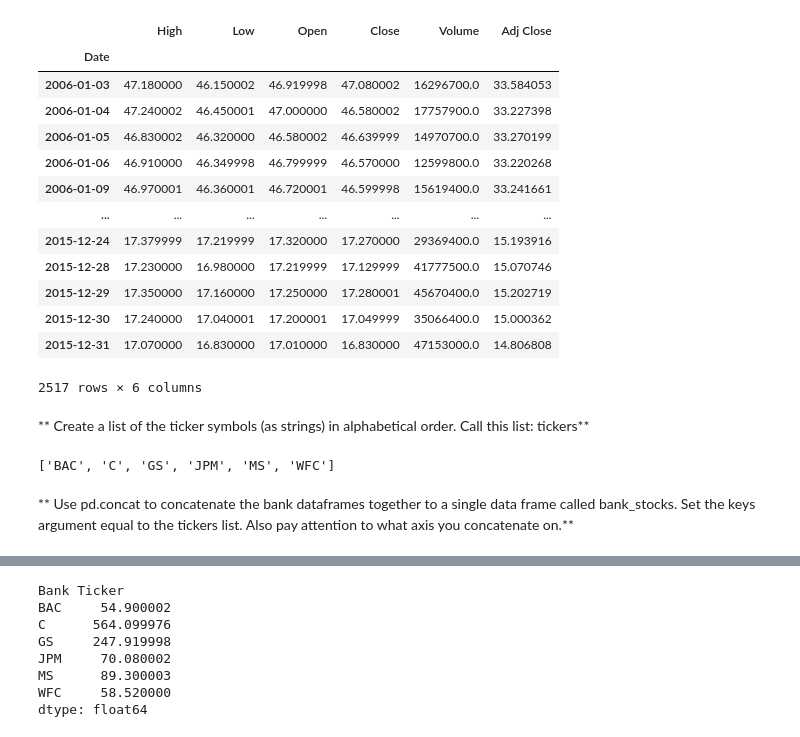
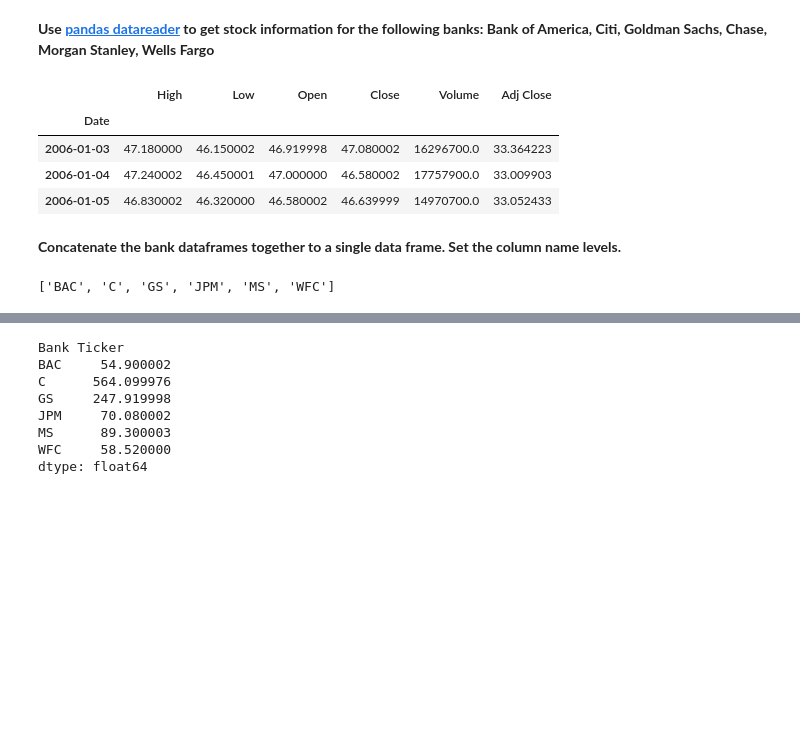
Before and after one commit to aseemm/ml, a Jupyter notebook: Finance.ipynb, the cells around one changed output, grey strips where cells are left out. Saved outputs shown, nothing was run; the diff lists cells and outputs as text; code cells hidden in the pictures; blank space fills up the shorter version.

```diff
--- a/Finance.ipynb
+++ b/Finance.ipynb
@@ -56,3 +14,5 @@ We need to get data using pandas datareader. We will get stock information for t
+# %% [markdown]
+**Use [pandas datareader](https://pandas-datareader.readthedocs.io/en/latest/remote_data.html) to get stock information for the following banks: Bank of America, Citi, Goldman Sachs, Chase, Morgan Stanley, Wells Fargo**
 # %%
 start = '2006-01-01'
 end = '2016-01-01'
@@ -64,30 +24,19 @@ JPM = data.DataReader('JPM', 'yahoo', start, end)
 MS = data.DataReader('MS', 'yahoo', start, end)
 WFC = data.DataReader('WFC', 'yahoo', start, end)
 # %%
-BAC
+BAC.head(3)
 # %% [output]
 |  | High | Low | Open | Close | Volume | Adj Close |
 | Date |  |  |  |  |  |  |
-| 2006-01-03 | 47.180000 | 46.150002 | 46.919998 | 47.080002 | 16296700.0 | 33.584053 |
-| 2006-01-04 | 47.240002 | 46.450001 | 47.000000 | 46.580002 | 17757900.0 | 33.227398 |
-| 2006-01-05 | 46.830002 | 46.320000 | 46.580002 | 46.639999 | 14970700.0 | 33.270199 |
-| 2006-01-06 | 46.910000 | 46.349998 | 46.799999 | 46.570000 | 12599800.0 | 33.220268 |
-| 2006-01-09 | 46.970001 | 46.360001 | 46.720001 | 46.599998 | 15619400.0 | 33.241661 |
-| ... | ... | ... | ... | ... | ... | ... |
-| 2015-12-24 | 17.379999 | 17.219999 | 17.320000 | 17.270000 | 29369400.0 | 15.193916 |
-| 2015-12-28 | 17.230000 | 16.980000 | 17.219999 | 17.129999 | 41777500.0 | 15.070746 |
-| 2015-12-29 | 17.350000 | 17.160000 | 17.250000 | 17.280001 | 45670400.0 | 15.202719 |
-| 2015-12-30 | 17.240000 | 17.040001 | 17.200001 | 17.049999 | 35066400.0 | 15.000362 |
-| 2015-12-31 | 17.070000 | 16.830000 | 17.010000 | 16.830000 | 47153000.0 | 14.806808 |
+| 2006-01-03 | 47.180000 | 46.150002 | 46.919998 | 47.080002 | 16296700.0 | 33.364223 |
+| 2006-01-04 | 47.240002 | 46.450001 | 47.000000 | 46.580002 | 17757900.0 | 33.009903 |
+| 2006-01-05 | 46.830002 | 46.320000 | 46.580002 | 46.639999 | 14970700.0 | 33.052433 |
-2517 rows × 6 columns
-# %% [markdown]
-** Create a list of the ticker symbols (as strings) in alphabetical order. Call this list: tickers**
+# %% [markdown]
+**Concatenate the bank dataframes together to a single data frame. Set the column name levels.**
 # %%
 tickers = 'BAC C GS JPM MS WFC'.split()
 tickers
 # %% [output]
 ['BAC', 'C', 'GS', 'JPM', 'MS', 'WFC']
-# %% [markdown]
-** Use pd.concat to concatenate the bank dataframes together to a single data frame called bank_stocks. Set the keys argument equal to the tickers list. Also pay attention to what axis you concatenate on.**
 # %%
 bank_stocks = pd.concat([BAC, C, GS, JPM, MS, WFC], keys=tickers, axis=1)
```
Also changed, not shown: parts of 50 cells of this notebook, 2 other files.
